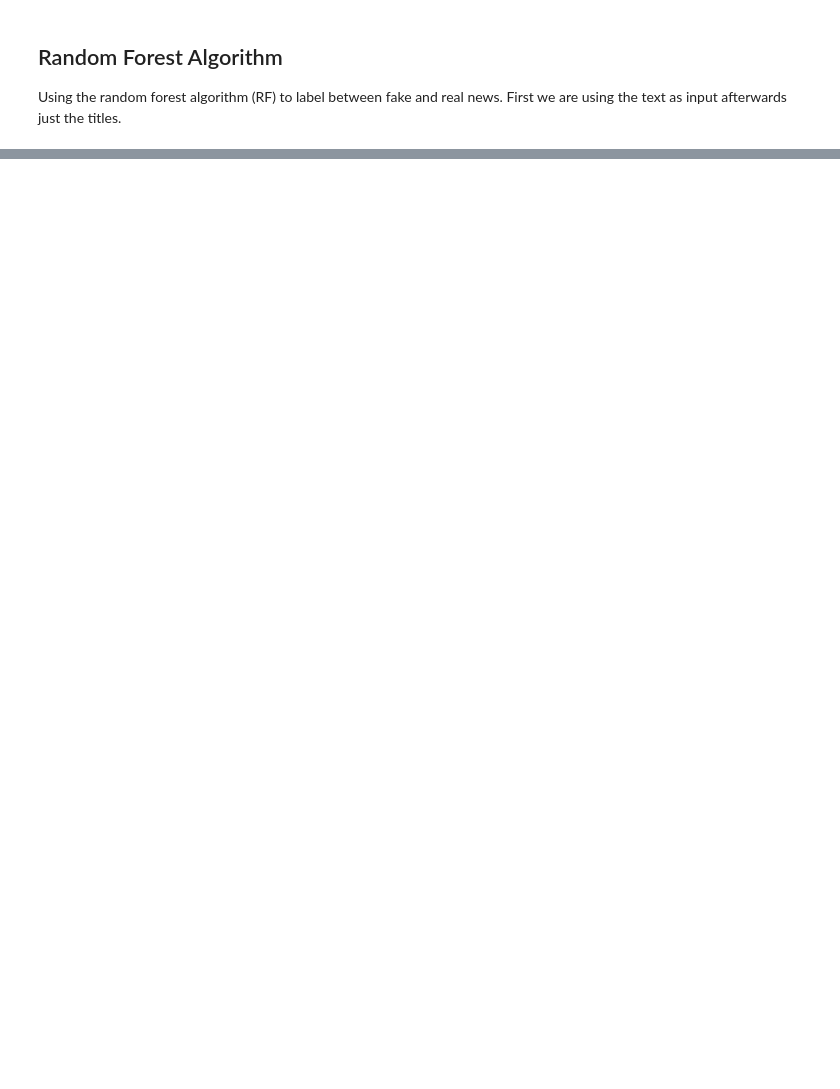
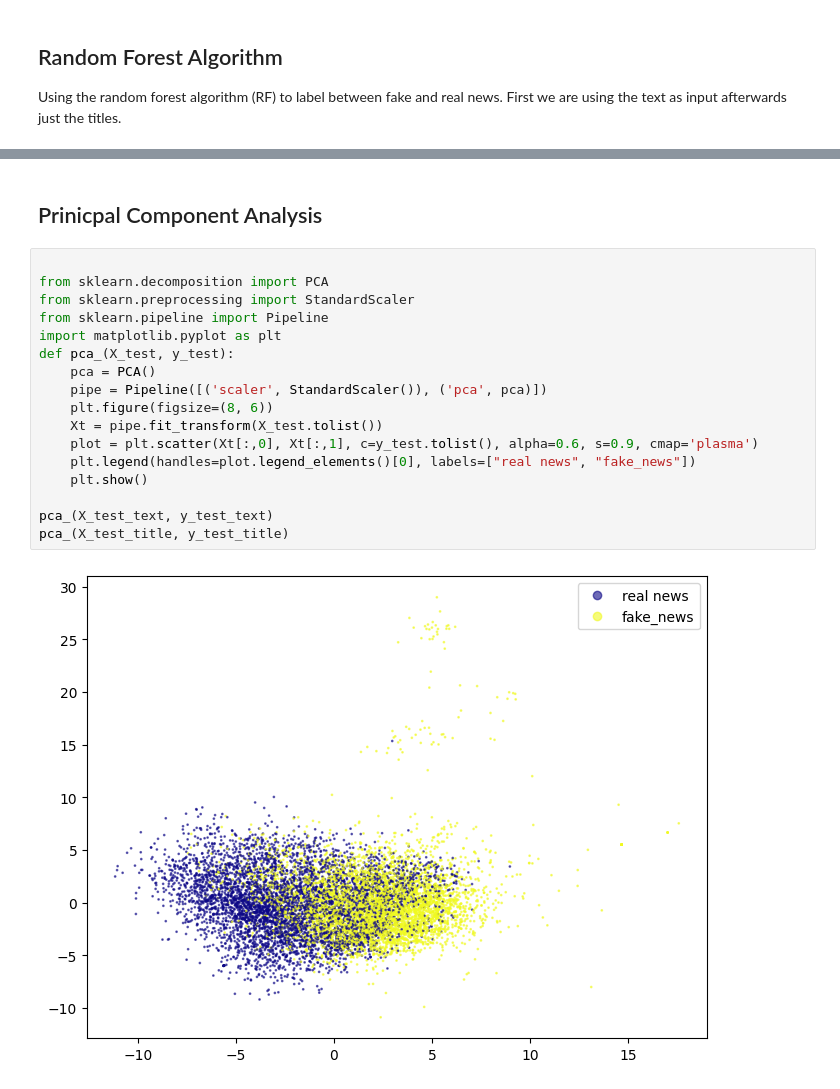
Before and after one commit to StellaLukasser/AIR, a Jupyter notebook: A3.ipynb, the cells around one changed output, grey strips where cells are left out. Drawn from its saved outputs; the diff is of its cells as text; blank space fills up the shorter version.

```diff
--- a/A3.ipynb
+++ b/A3.ipynb
@@ -674,0 +665,21 @@ random_forest(X_train_title, X_test_title, y_train_title, y_test_title, "w2v tit
+# %% [markdown]
+## Prinicpal Component Analysis
+# %%
+
+from sklearn.decomposition import PCA
+from sklearn.preprocessing import StandardScaler
+from sklearn.pipeline import Pipeline
+import matplotlib.pyplot as plt
+def pca_(X_test, y_test):
+    pca = PCA()
+    pipe = Pipeline([('scaler', StandardScaler()), ('pca', pca)])
+    plt.figure(figsize=(8, 6))
+    Xt = pipe.fit_transform(X_test.tolist())
+    plot = plt.scatter(Xt[:,0], Xt[:,1], c=y_test.tolist(), alpha=0.6, s=0.9, cmap='plasma')
+    plt.legend(handles=plot.legend_elements()[0], labels=["real news", "fake_news"])
+    plt.show()
+
+pca_(X_test_text, y_test_text)
+pca_(X_test_title, y_test_title)
+# %% [output]
+[figure, added]
```
Also changed, not shown: parts of 7 cells of this notebook.
